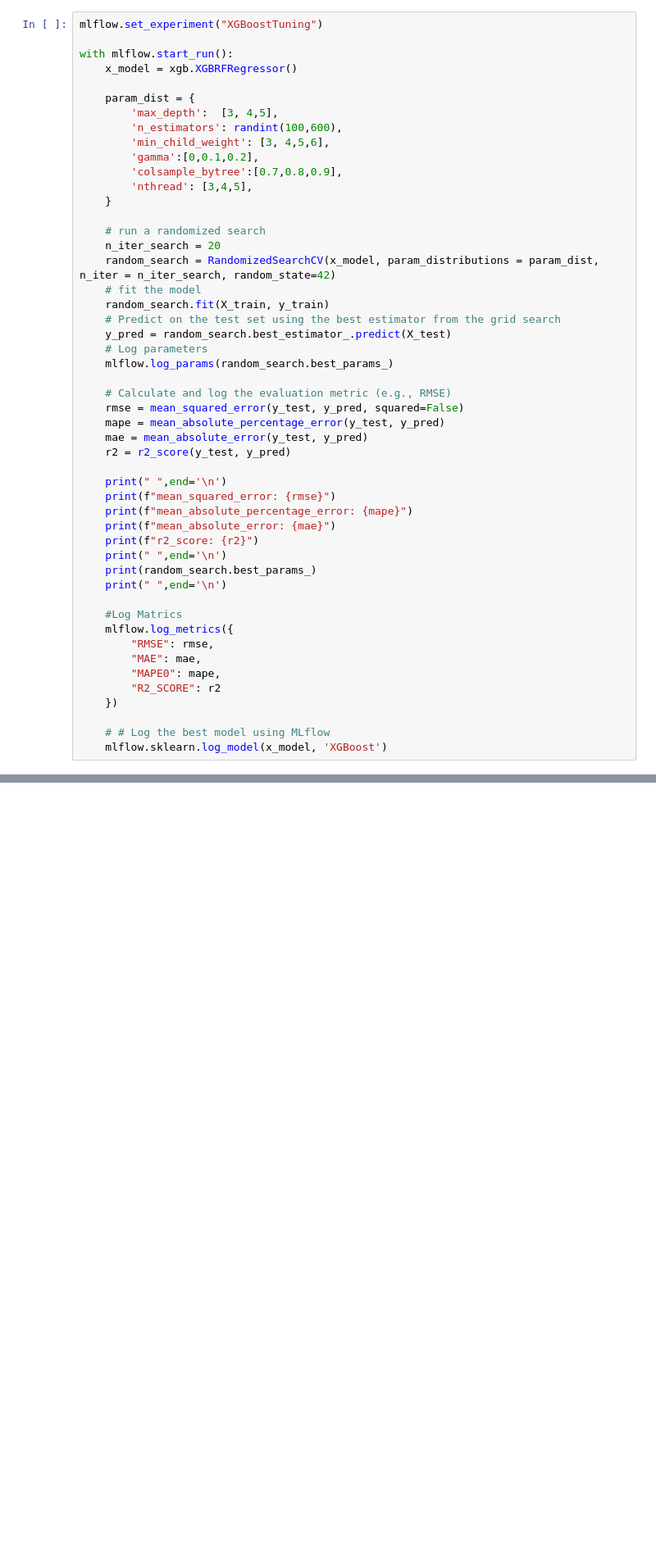
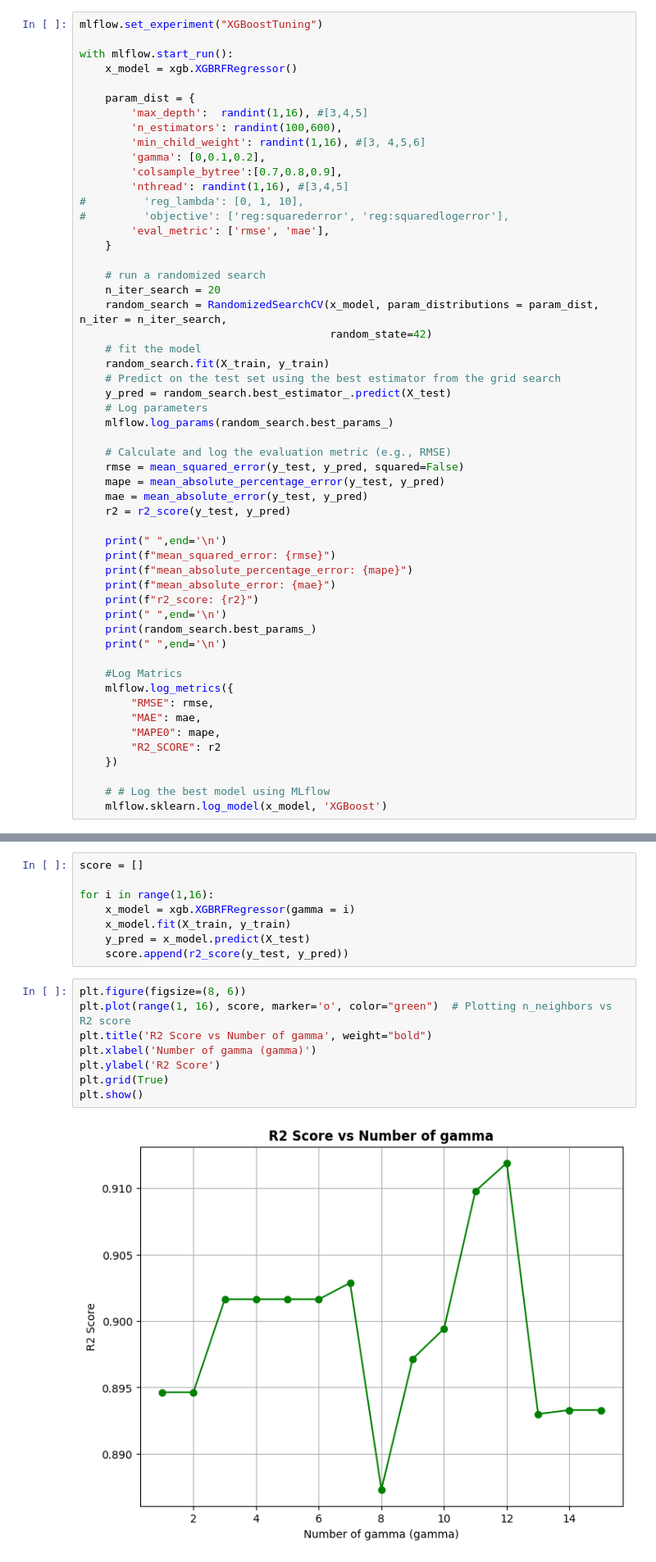
Before and after one commit to skhapijulhossen/uber-taxi-demand, a Jupyter notebook: notebooks/d_Tuning/best_tuning.ipynb, the cells around one changed output, grey strips where cells are left out. Shown at 82% size. Drawn from its saved outputs; the diff is of its cells as text; blank space fills up the shorter version.

```diff
--- a/notebooks/d_Tuning/best_tuning.ipynb
+++ b/notebooks/d_Tuning/best_tuning.ipynb
@@ -61,17 +63,21 @@ with mlflow.start_run():
     x_model = xgb.XGBRFRegressor()
 
     param_dist = {
-        'max_depth':  [3, 4,5],
+        'max_depth':  randint(1,16), #[3,4,5]
         'n_estimators': randint(100,600),
-        'min_child_weight': [3, 4,5,6],
-        'gamma':[0,0.1,0.2],
+        'min_child_weight': randint(1,16), #[3, 4,5,6]
+        'gamma': [0,0.1,0.2],
         'colsample_bytree':[0.7,0.8,0.9],
-        'nthread': [3,4,5],
+        'nthread': randint(1,16), #[3,4,5]
+#         'reg_lambda': [0, 1, 10],
+#         'objective': ['reg:squarederror', 'reg:squaredlogerror'],
+        'eval_metric': ['rmse', 'mae'],
     }
 
     # run a randomized search
     n_iter_search = 20
-    random_search = RandomizedSearchCV(x_model, param_distributions = param_dist, n_iter = n_iter_search, random_state=42)
+    random_search = RandomizedSearchCV(x_model, param_distributions = param_dist, n_iter = n_iter_search,
+                                       random_state=42)
     # fit the model
     random_search.fit(X_train, y_train)
     # Predict on the test set using the best estimator from the grid search
@@ -113,0 +122,18 @@ r2_score: 0.830806053354525
+# %%
+score = []
+
+for i in range(1,16):
+    x_model = xgb.XGBRFRegressor(gamma = i)
+    x_model.fit(X_train, y_train)
+    y_pred = x_model.predict(X_test)
+    score.append(r2_score(y_test, y_pred))
+# %%
+plt.figure(figsize=(8, 6))
+plt.plot(range(1, 16), score, marker='o', color="green")  # Plotting n_neighbors vs R2 score
+plt.title('R2 Score vs Number of gamma', weight="bold")
+plt.xlabel('Number of gamma (gamma)')
+plt.ylabel('R2 Score')
+plt.grid(True)
+plt.show()
+# %% [output]
+[figure, added]
```
Also changed, not shown: parts of 5 cells of this notebook.
